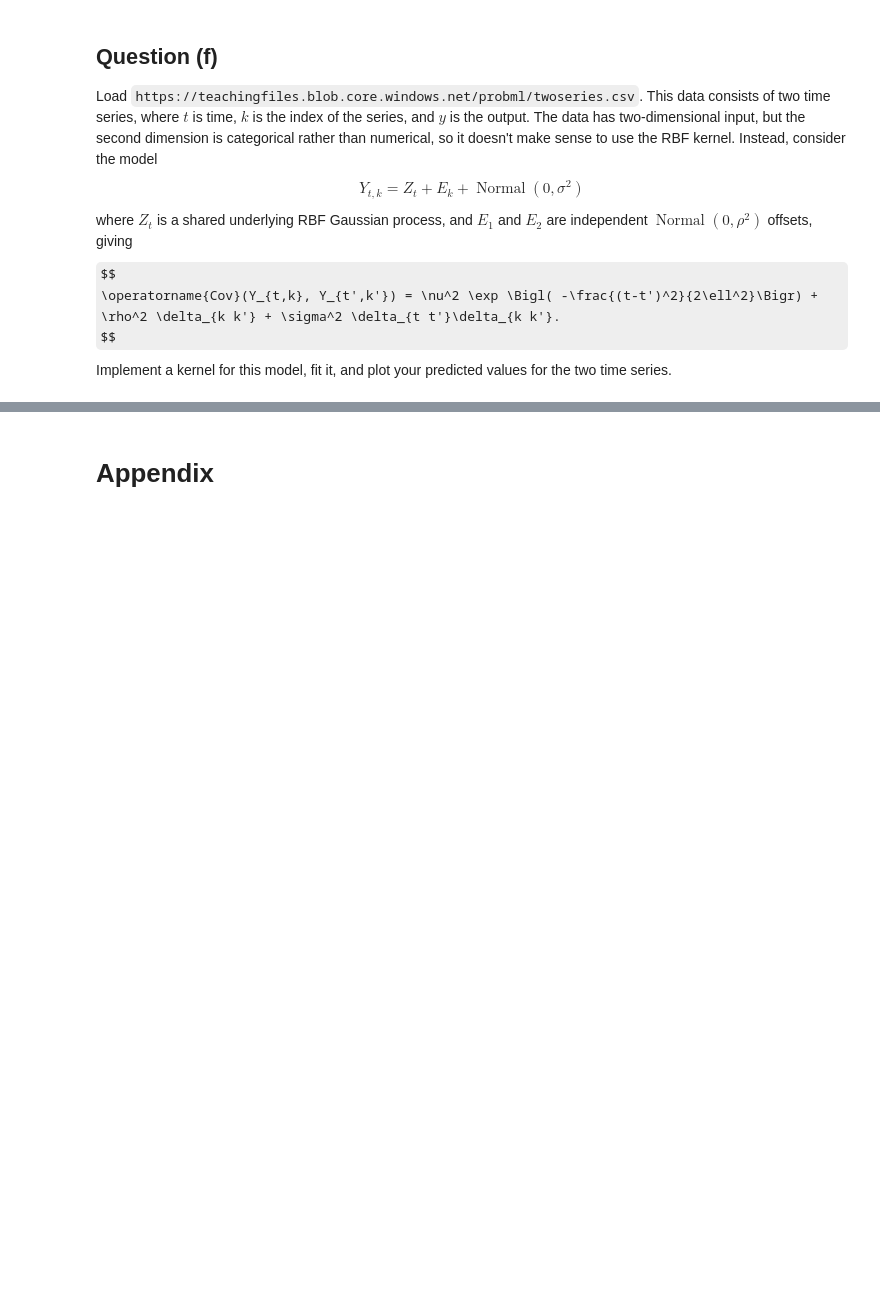
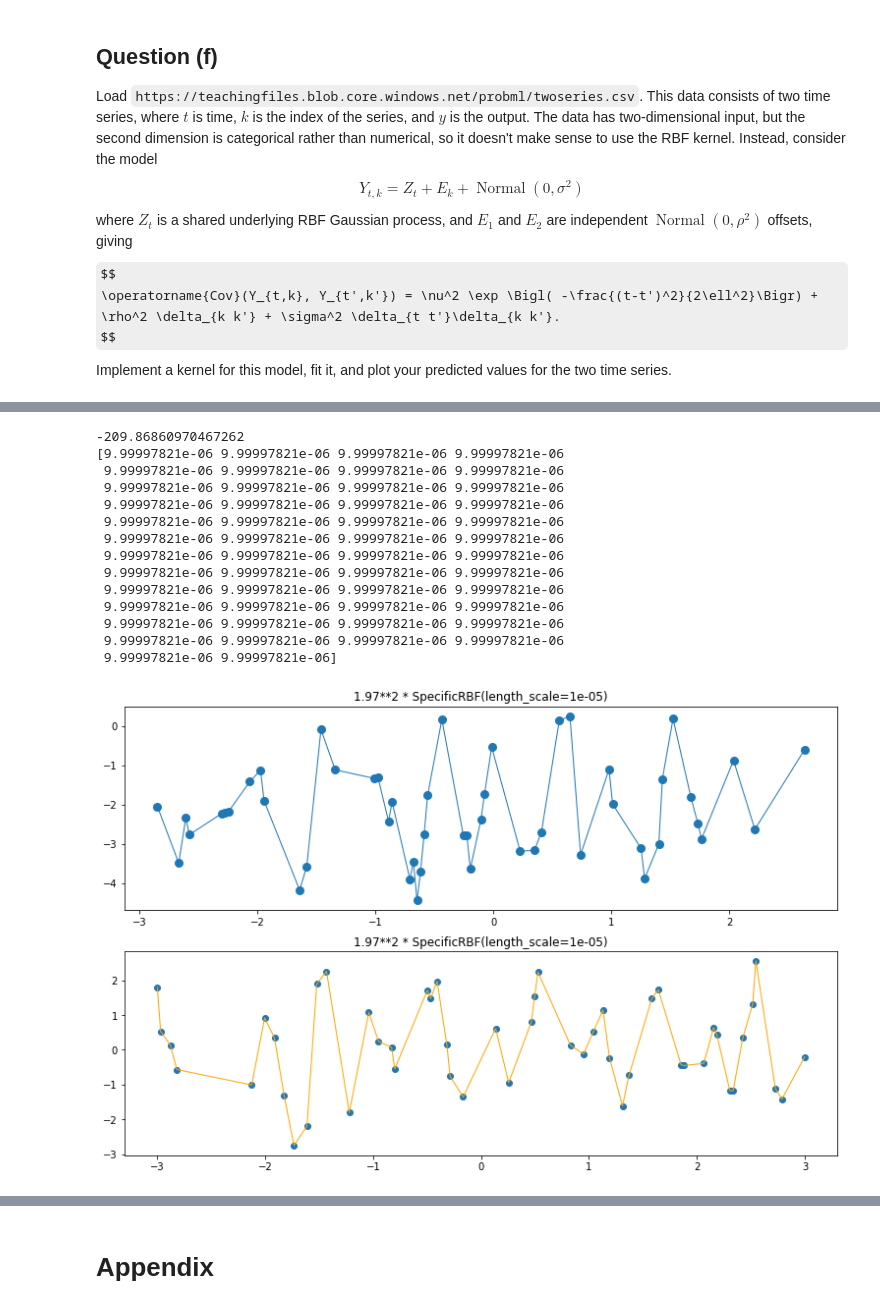
Before and after one commit to JCobbles/pml-courseworks, a Jupyter notebook: coursework1.ipynb, the cells around one changed output, grey strips where cells are left out. Saved outputs shown, nothing was run; the diff lists cells and outputs as text; code cells hidden in the pictures; some formulas as TeX source; blank space fills up the shorter version.

```diff
--- a/coursework1.ipynb
+++ b/coursework1.ipynb
@@ -207,7 +197,7 @@ _The choice of kernel dictates what output are likely. By looking at sample func
 you gain experience of the expressive power of Gaussian process models. Ultimately, you should be able to look at a scatterplot and
 know straight away what type of kernel would be a good fit._
 # %%
-plt.figure(figsize=(13,28))
+plt.figure(figsize=(16,28))
 
 kernel = 1 * gp.kernels.ExpSineSquared(length_scale=np.exp(-0.5), periodicity=1) * gp.kernels.RBF(length_scale=np.exp(2))
 x = np.linspace(-5,5,200)
@@ -216,5 +206,5 @@ gpr = gp.GaussianProcessRegressor(kernel=kernel)
 for i in range(10):
     y = gpr.sample_y(x.reshape(-1, 1), random_state=i)
     plt.subplot(5, 2, i+1)
-    plt.scatter(x, y)
+    plt.plot(x, y)
 # %% [output]
@@ -427,3 +386,66 @@ Text(0.5, 1.0, 'SpecificRBF(length_scale=5.41) + 1.19**2 * SpecificDelta(1) + 1.
+# %%
+plt.figure(figsize=(13, 13))
+
+# Retrieve Data and Combine Data
+twoseries = pd.read_csv('https://raw.githubusercontent.com/damonjw/probml/master/data/twoseries.csv')
+t,k,y = twoseries['t'].values, twoseries['k'].values, twoseries['y'].values
+X = np.c_[t,k]
+
+# Formulate Kernel
+C = gp.kernels.ConstantKernel
+ν = 1
+kernel = ν ** 2 * SpecificRBF() + C() * SpecificDelta(index=1) + C() * SpecificDelta(index=0) * SpecificDelta(index=1)
+kernel = ν ** 2 * SpecificRBF()
+gpr = gp.GaussianProcessRegressor(kernel=kernel)
+gpr.fit(X, y)
+print(gpr.log_marginal_likelihood())
+
+condition = X[:,1] == 1
+neg_condition = np.logical_not(condition)
+
+y_pred, y_cov = gpr.predict(X, return_cov=True)
+y_var = np.sqrt(np.diag(y_cov))
+
+t1 = np.extract(condition, X[:, 0])
+y_pred1 = np.extract(condition, y_pred)
+y1 = np.extract(condition, y)
+y_var1 = np.extract(condition, y_var)
+
+t2 = np.extract(neg_condition, X[:, 0])
+y_pred2 = np.extract(neg_condition, y_pred)
+y2 = np.extract(neg_condition, y)
+y_var2 = np.extract(neg_condition, y_var)
+
+print(y_var2)
+plt.subplot(3, 1, 1)
+plt.scatter(t1, y1, linewidth=3)
+plt.plot(t1, y_pred1, linewidth=1)
+plt.title(gpr.kernel_)
+plt.fill_between(t1, y_pred1 + 2*y_var1, y_pred1- 2*y_var1, alpha=0.4)
+
+plt.subplot(3, 1, 2)
+plt.scatter(t2, y2)
+plt.plot(t2, y_pred2, linewidth=1, color='orange')
+plt.title(gpr.kernel_)
+plt.fill_between(t2, y_pred2+ 2*y_var2, y_pred2- 2*y_var2, alpha=0.4)
+
+print()
+# %% [output]
+-209.86860970467262
+[9.99997821e-06 9.99997821e-06 9.99997821e-06 9.99997821e-06
+ 9.99997821e-06 9.99997821e-06 9.99997821e-06 9.99997821e-06
+ 9.99997821e-06 9.99997821e-06 9.99997821e-06 9.99997821e-06
+ 9.99997821e-06 9.99997821e-06 9.99997821e-06 9.99997821e-06
+ 9.99997821e-06 9.99997821e-06 9.99997821e-06 9.99997821e-06
+ 9.99997821e-06 9.99997821e-06 9.99997821e-06 9.99997821e-06
+ 9.99997821e-06 9.99997821e-06 9.99997821e-06 9.99997821e-06
+ 9.99997821e-06 9.99997821e-06 9.99997821e-06 9.99997821e-06
+ 9.99997821e-06 9.99997821e-06 9.99997821e-06 9.99997821e-06
+ 9.99997821e-06 9.99997821e-06 9.99997821e-06 9.99997821e-06
+ 9.99997821e-06 9.99997821e-06 9.99997821e-06 9.99997821e-06
+ 9.99997821e-06 9.99997821e-06 9.99997821e-06 9.99997821e-06
+ 9.99997821e-06 9.99997821e-06]
+[figure, added]
 # %% [markdown]
 <div style="height: 15em"></div>
 # %% [markdown]
```
Also changed, not shown: parts of 13 cells of this notebook.
